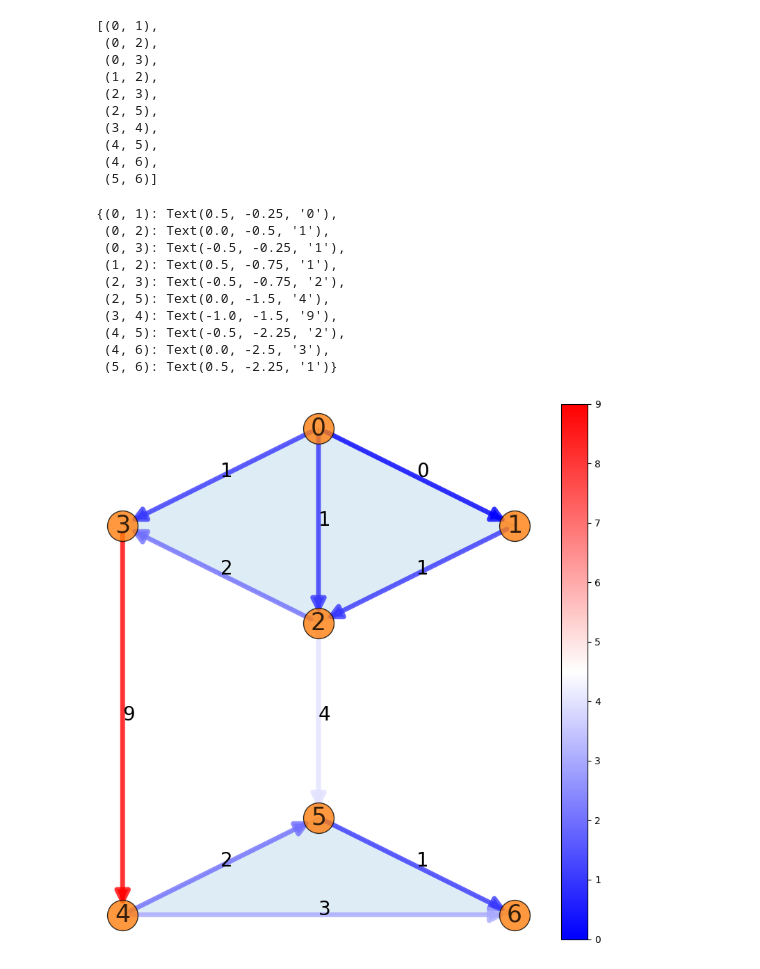
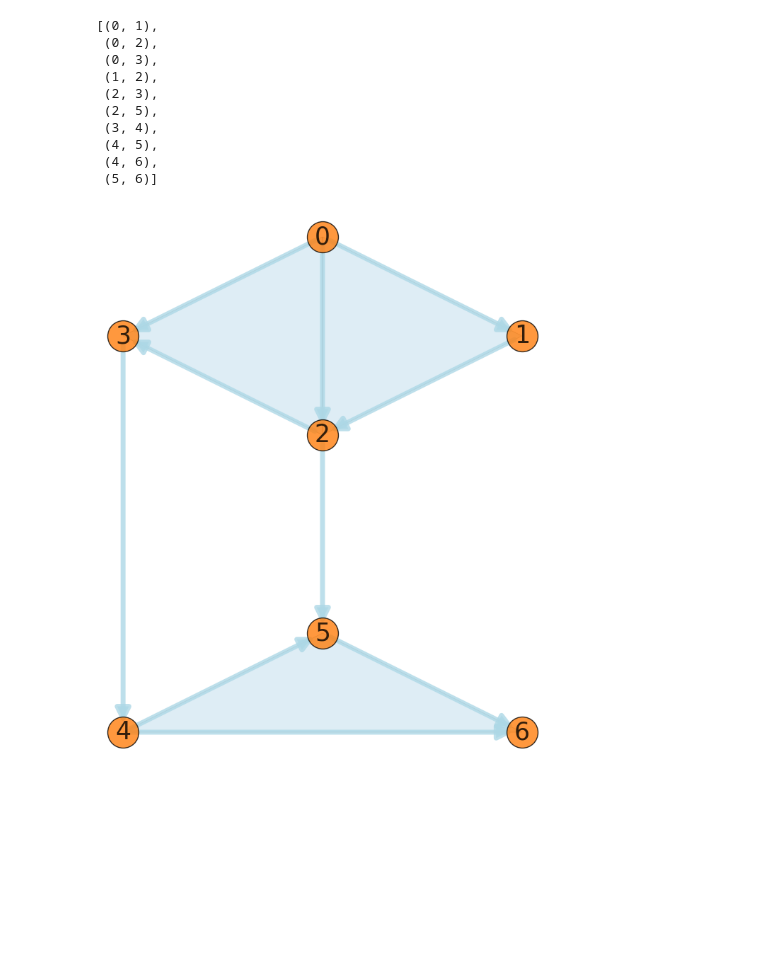
Before and after one commit to irtazahashmi/pytspl, a Jupyter notebook: notebooks/thesis_examples.ipynb, the cells around one changed output. Cells and saved outputs as stored; diff of their text form; code cells hidden in the pictures; blank space fills up the shorter version.

```diff
--- a/notebooks/thesis_examples.ipynb
+++ b/notebooks/thesis_examples.ipynb
@@ -26,8 +32,6 @@ sc.edges
  (5, 6)]
 # %%
 from matplotlib import pyplot as plt
-
-fig, _ = plt.subplots(figsize=(10, 10))
 
 edge_flow = [0, 1, 1, 1, 2, 4, 9, 2, 3, 1]
 edges = [(0, 1),
@@ -41,37 +45,29 @@ edges = [(0, 1),
  (4, 6),
  (5, 6)]
 
-
 edge_flow = {
     edge: flow
     for edge, flow in zip(edges, edge_flow)
 }
-
-scplot.draw_sc_nodes(
-    node_size=1000,
-    font_size=25,
-    with_labels=True
-)
-scplot.draw_sc_edges(
-    edge_flow=edge_flow,
-    edge_width=5,
-    arrowsize=30
-
-)
-
-scplot.draw_edge_labels(
-    edge_labels=edge_flow,
-    font_size=20
-)
-# %% [output]
-{(0, 1): Text(0.5, -0.25, '0'),
- (0, 2): Text(0.0, -0.5, '1'),
- (0, 3): Text(-0.5, -0.25, '1'),
- (1, 2): Text(0.5, -0.75, '1'),
- (2, 3): Text(-0.5, -0.75, '2'),
- (2, 5): Text(0.0, -1.5, '4'),
- (3, 4): Text(-1.0, -1.5, '9'),
- (4, 5): Text(-0.5, -2.25, '2'),
- (4, 6): Text(0.0, -2.5, '3'),
- (5, 6): Text(0.5, -2.25, '1')}
-[figure, removed]
+# %%
+fig, _ = plt.subplots(figsize=(8, 10))
+
+scplot.draw_sc_nodes(
+    node_size=1000,
+    font_size=25,
+    with_labels=True
+)
+scplot.draw_sc_edges(
+    #edge_flow=edge_flow,
+    edge_width=5,
+    arrowsize=30,
+    edge_cmap=None
+
+)
+
+# scplot.draw_edge_labels(
+#     edge_labels=edge_flow,
+#     font_size=20
+# )
+# %% [output]
+[figure, added]
```
Also changed, not shown: parts of 1 cell of this notebook, 17 other files.
